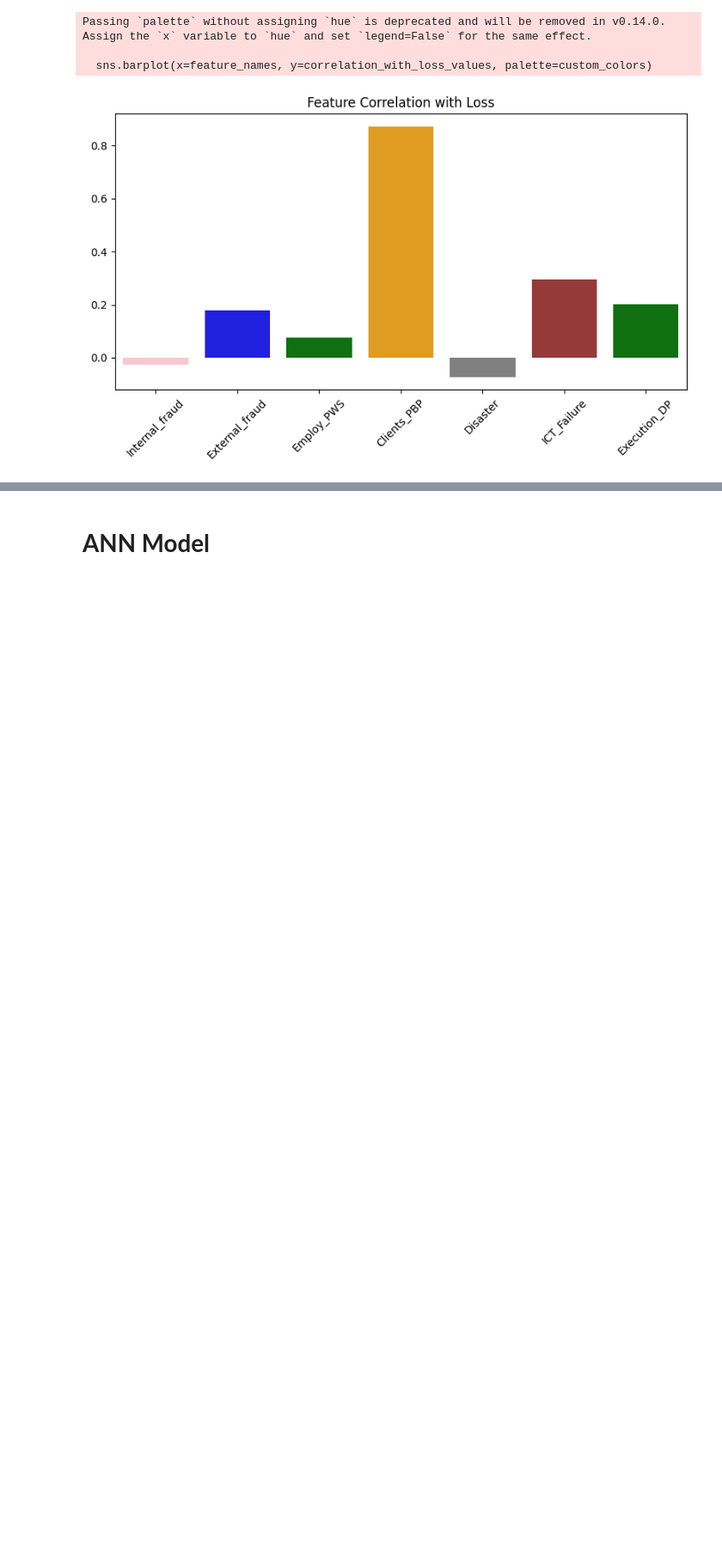
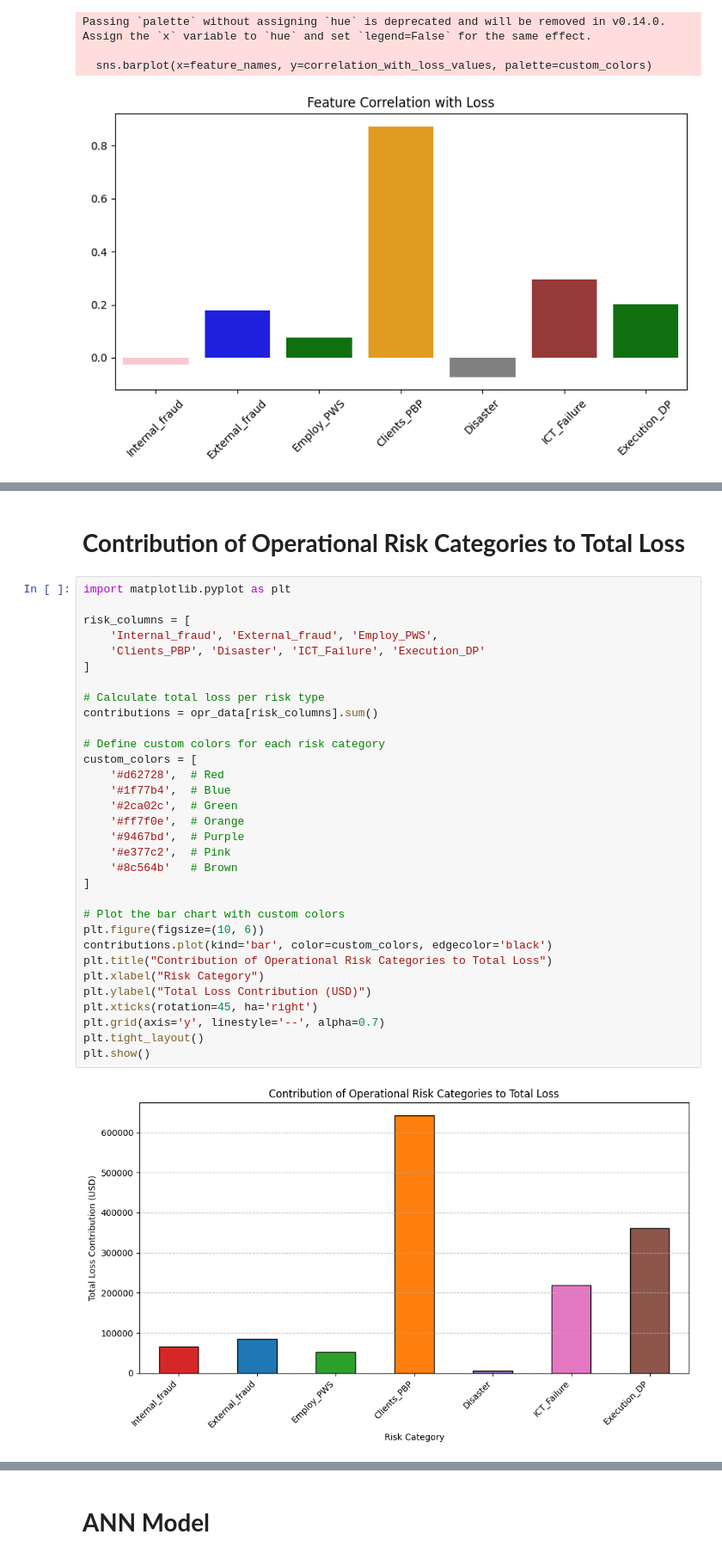
Before and after one commit to rygo1232/ryan1, a Jupyter notebook: DP_MODEL.ipynb, the cells around one changed output, grey strips where cells are left out. Shown at 86% size. Saved outputs shown, nothing was run; the diff lists cells and outputs as text; blank space fills up the shorter version.

```diff
--- a/DP_MODEL.ipynb
+++ b/DP_MODEL.ipynb
@@ -379,0 +461,36 @@ Passing `palette` without assigning `hue` is deprecated and will be removed in v
+# %% [markdown]
+# **Contribution of Operational Risk Categories to Total Loss**
+# %%
+import matplotlib.pyplot as plt
+
+risk_columns = [
+    'Internal_fraud', 'External_fraud', 'Employ_PWS',
+    'Clients_PBP', 'Disaster', 'ICT_Failure', 'Execution_DP'
+]
+
+# Calculate total loss per risk type
+contributions = opr_data[risk_columns].sum()
+
+# Define custom colors for each risk category
+custom_colors = [
+    '#d62728',  # Red
+    '#1f77b4',  # Blue
+    '#2ca02c',  # Green
+    '#ff7f0e',  # Orange
+    '#9467bd',  # Purple
+    '#e377c2',  # Pink
+    '#8c564b'   # Brown
+]
+
+# Plot the bar chart with custom colors
+plt.figure(figsize=(10, 6))
+contributions.plot(kind='bar', color=custom_colors, edgecolor='black')
+plt.title("Contribution of Operational Risk Categories to Total Loss")
+plt.xlabel("Risk Category")
+plt.ylabel("Total Loss Contribution (USD)")
+plt.xticks(rotation=45, ha='right')
+plt.grid(axis='y', linestyle='--', alpha=0.7)
+plt.tight_layout()
+plt.show()
+# %% [output]
+[figure, added]
```
Also changed, not shown: parts of 49 cells of this notebook.
